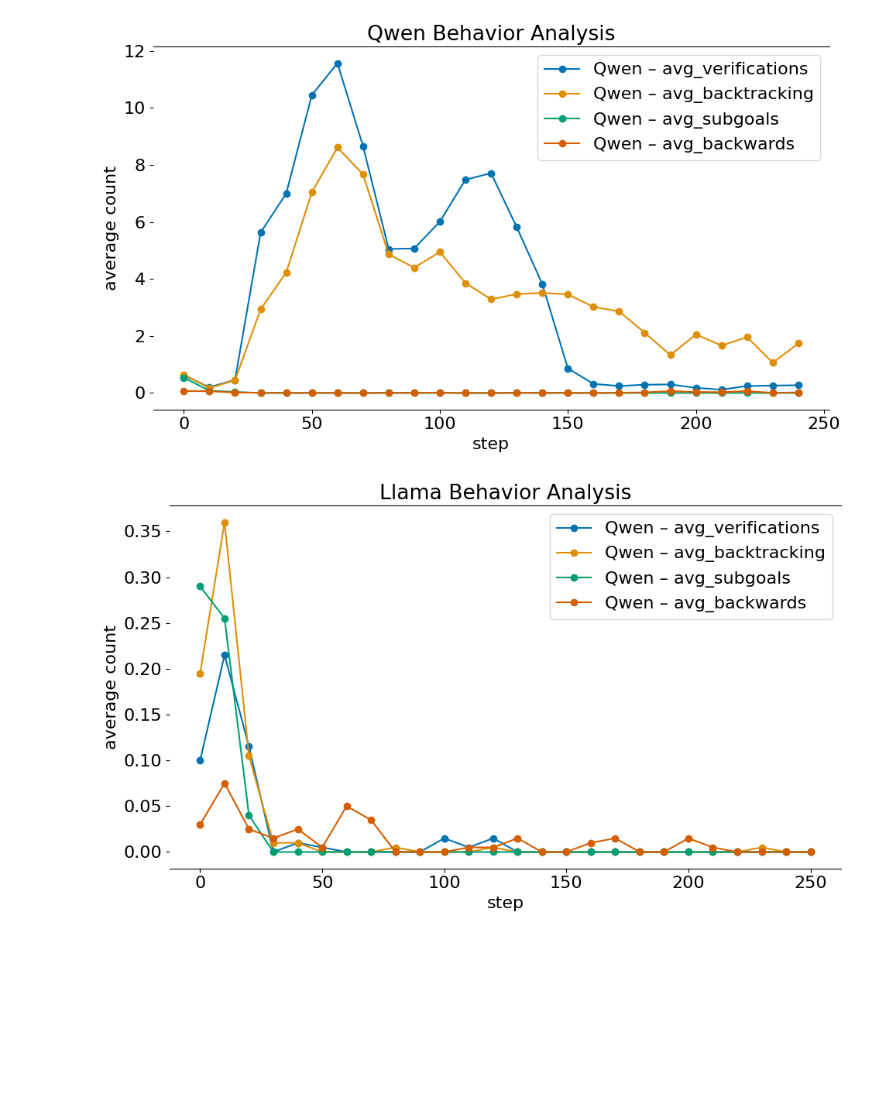
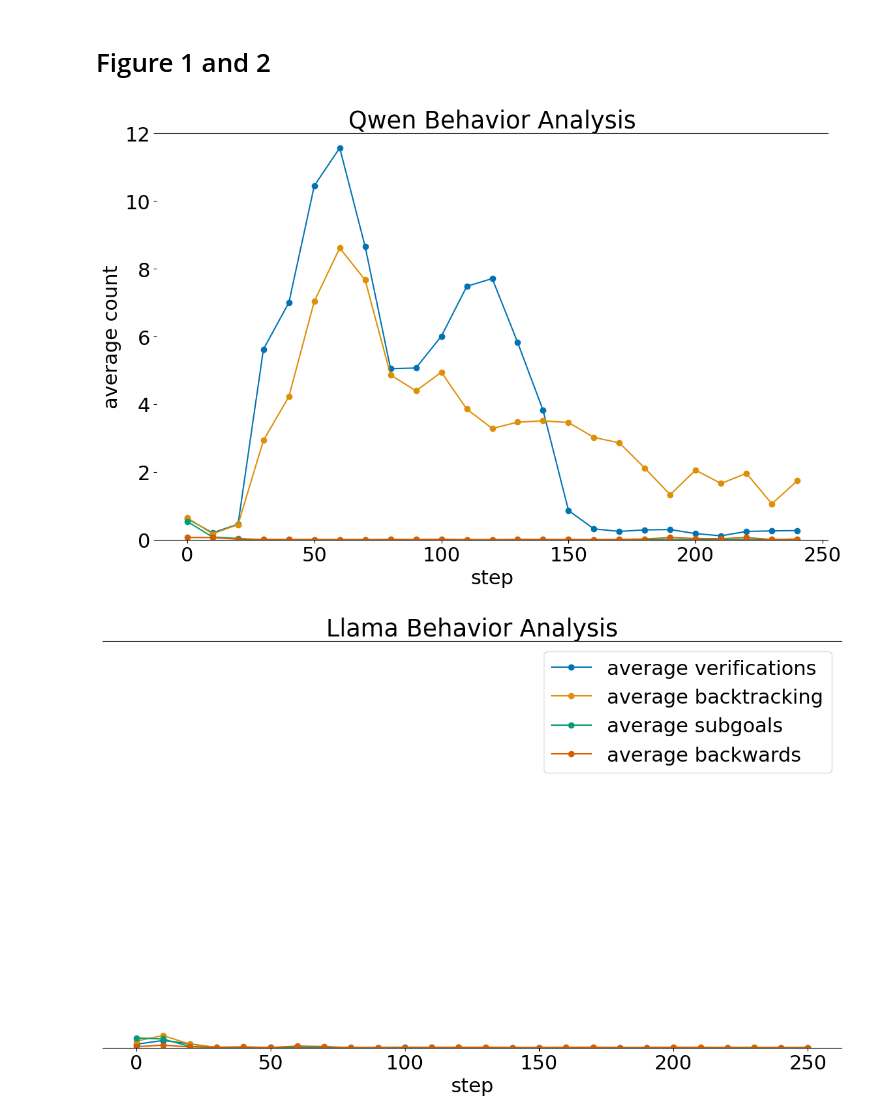
Before and after one commit to kanishkg/TinyZero, a Jupyter notebook: viz/create_visualizations.ipynb, the cells around one changed output. Cells and saved outputs as stored; diff of their text form; code cells hidden in the pictures; blank space fills up the shorter version.

Commit message:
visualization

```diff
--- a/viz/create_visualizations.ipynb
+++ b/viz/create_visualizations.ipynb
@@ -4,6 +4,7 @@ import matplotlib.pyplot as plt
 import seaborn as sns
 
 sns.set_palette("colorblind")
+colorblind = sns.color_palette("colorblind")
 
 # font_path = "/sailhome/akchak/.fonts/AvenirLTStd-Roman.otf"
 #
@@ -11,7 +12,7 @@ sns.set_palette("colorblind")
 # actual_name = prop.get_name()
 #
 # plt.rcParams["font.family"] = actual_name
-plt.rcParams["font.size"] = 16
+plt.rcParams["font.size"] = 22
 plt.rcParams["figure.facecolor"] = "white"
 plt.rcParams["axes.facecolor"] = "white"
 # %%
@@ -29,0 +26,2 @@ phenomena = ['avg_verifications', 'avg_backtracking', 'avg_subgoals', 'avg_backw
+# %% [markdown]
+# Figure 1 and 2
@@ -30,36 +34,39 @@ phenomena = ['avg_verifications', 'avg_backtracking', 'avg_subgoals', 'avg_backw
 # %%
-fig, ax = plt.subplots(figsize=(10, 6))
+fig, ax = plt.subplots(figsize=(12, 8))
 # Remove the left spine and y-axis gridlines
 ax.spines["left"].set_visible(False)
 ax.spines["right"].set_visible(False)
 ax.yaxis.grid(False)
+ax.set_ylim(0, 12)
 # (If you still want x-axis gridlines, you can turn them on explicitly):
 # ax.xaxis.grid(True, color="#dddddd")
 
 for idx, phenomenon in enumerate(phenomena):
     if phenomenon in df_qwen_base.columns:
         ax.plot(
             df_qwen_base["step"],
             df_qwen_base[phenomenon],
             marker="o",
-            label=f"Qwen – {phenomenon}",
+            label=f"{phenomena_to_label[phenomenon]}",
             # color automatically comes from sns colorblind palette now
         )
 
 ax.set_title("Qwen Behavior Analysis")
 ax.set_xlabel("step")
 ax.set_ylabel("average count")
-ax.legend()
+# ax.legend()
 plt.tight_layout()
 plt.show()
 # %% [output]
-[figure, old version]
+[figure, new version]
 # %%
-fig, ax = plt.subplots(figsize=(10, 6))
+fig, ax = plt.subplots(figsize=(12, 8))
 # Remove the left spine and y-axis gridlines
 ax.spines["left"].set_visible(False)
 ax.spines["right"].set_visible(False)
 ax.yaxis.grid(False)
+ax.set_ylim(0, 12)
+ax.set_yticks([])
 # (If you still want x-axis gridlines, you can turn them on explicitly):
 # ax.xaxis.grid(True, color="#dddddd")
 
@@ -69,16 +76,15 @@ for idx, phenomenon in enumerate(phenomena):
             df_llama_base["step"],
             df_llama_base[phenomenon],
             marker="o",
-            label=f"Qwen – {phenomenon}",
+            label=f"{phenomena_to_label[phenomenon]}",
             # color automatically comes from sns colorblind palette now
         )
 
 ax.set_title("Llama Behavior Analysis")
 ax.set_xlabel("step")
-ax.set_ylabel("average count")
 ax.legend()
 plt.tight_layout()
 plt.show()
 # %% [output]
-[figure, old version]
+[figure, new version]
 # %%
```
Also changed, not shown: parts of 13 cells of this notebook, 2 other files.
